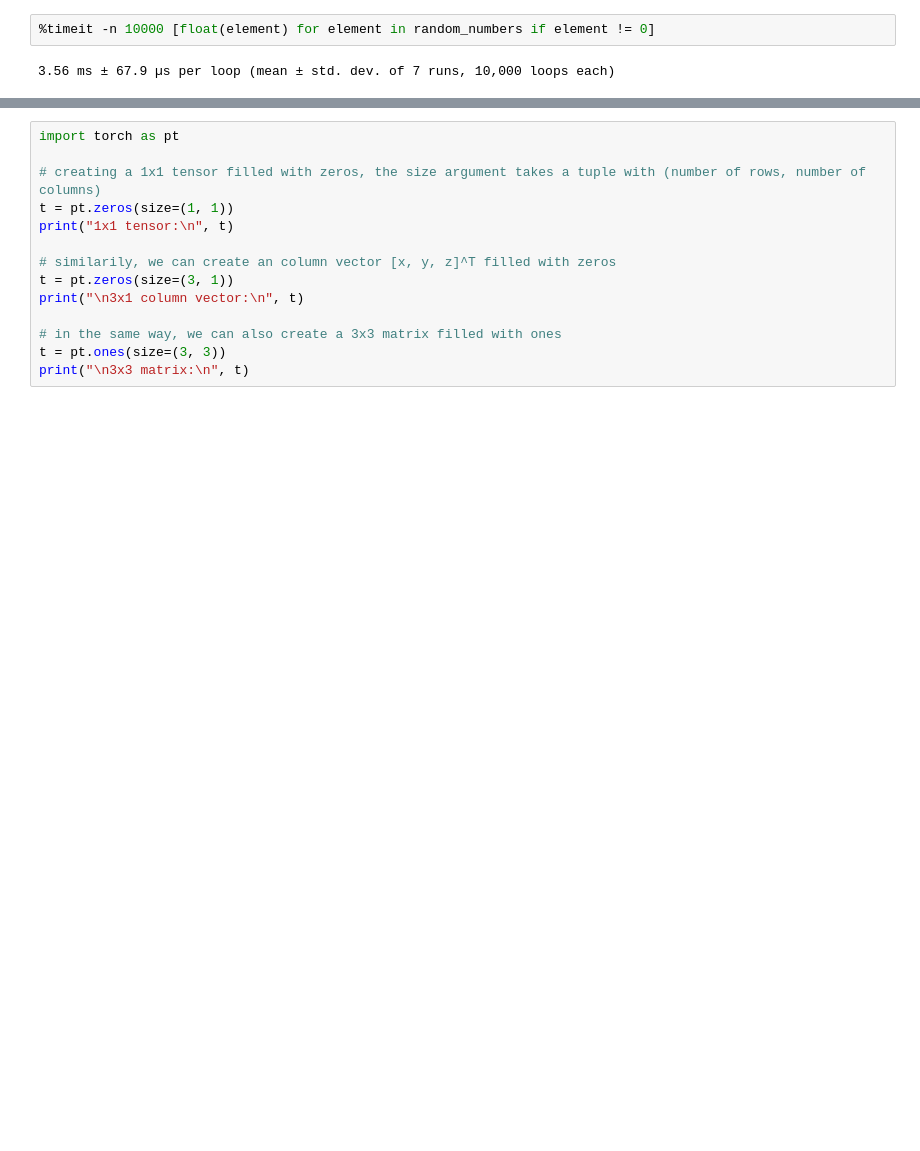
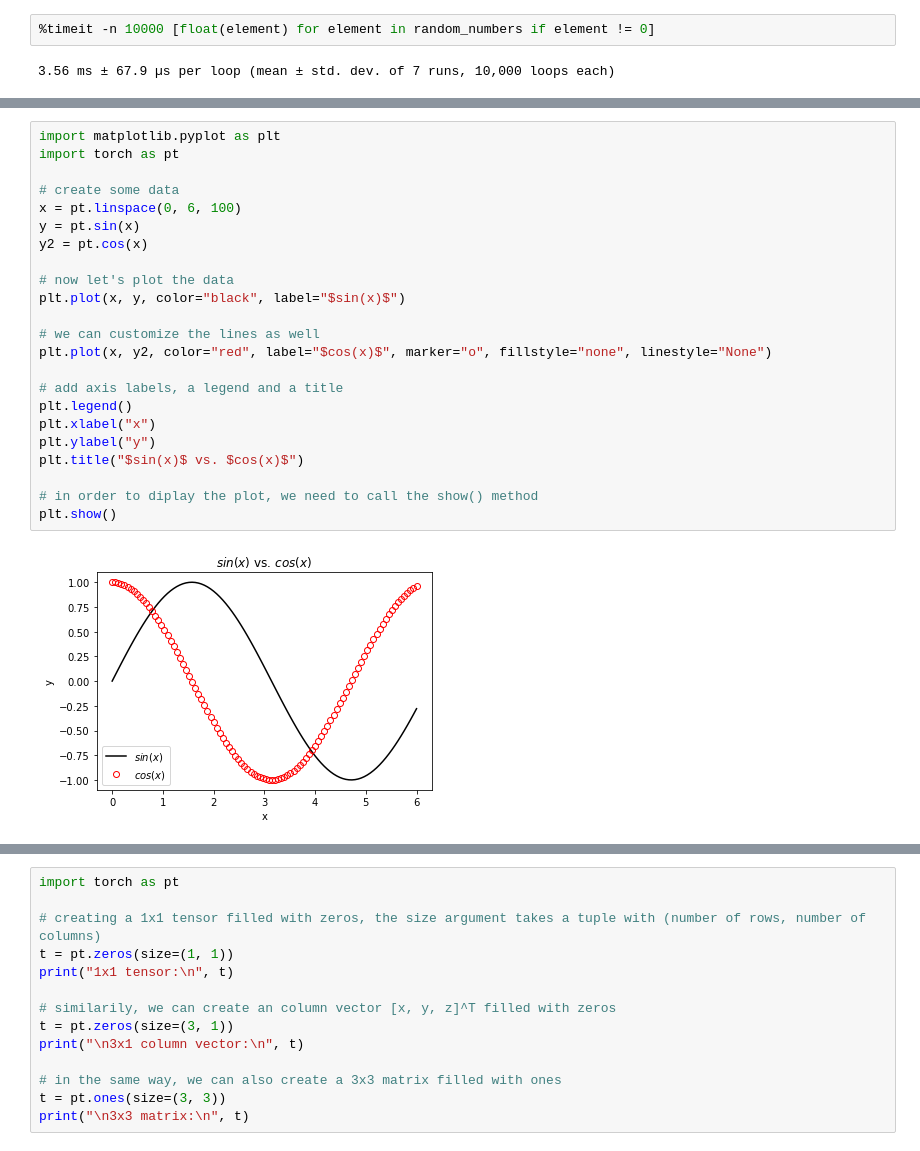
Before and after one commit to AndreWeiner/ml-cfd-lecture, a Jupyter notebook: notebooks/python_intro.ipynb, the cells around one changed output, grey strips where cells are left out. Saved outputs shown, nothing was run; the diff lists cells and outputs as text; blank space fills up the shorter version.

```diff
--- a/notebooks/python_intro.ipynb
+++ b/notebooks/python_intro.ipynb
@@ -221,0 +236,25 @@ As can be seen by this little example, using list comprehension instead of for-l
+# %%
+import matplotlib.pyplot as plt
+import torch as pt
+
+# create some data
+x = pt.linspace(0, 6, 100)
+y = pt.sin(x)
+y2 = pt.cos(x)
+
+# now let's plot the data
+plt.plot(x, y, color="black", label="$sin(x)$")
+
+# we can customize the lines as well
+plt.plot(x, y2, color="red", label="$cos(x)$", marker="o", fillstyle="none", linestyle="None")
+
+# add axis labels, a legend and a title
+plt.legend()
+plt.xlabel("x")
+plt.ylabel("y")
+plt.title("$sin(x)$ vs. $cos(x)$")
+
+# in order to diplay the plot, we need to call the show() method
+plt.show()
+# %% [output]
+[figure, added]
```
Also changed, not shown: parts of 41 cells of this notebook.
